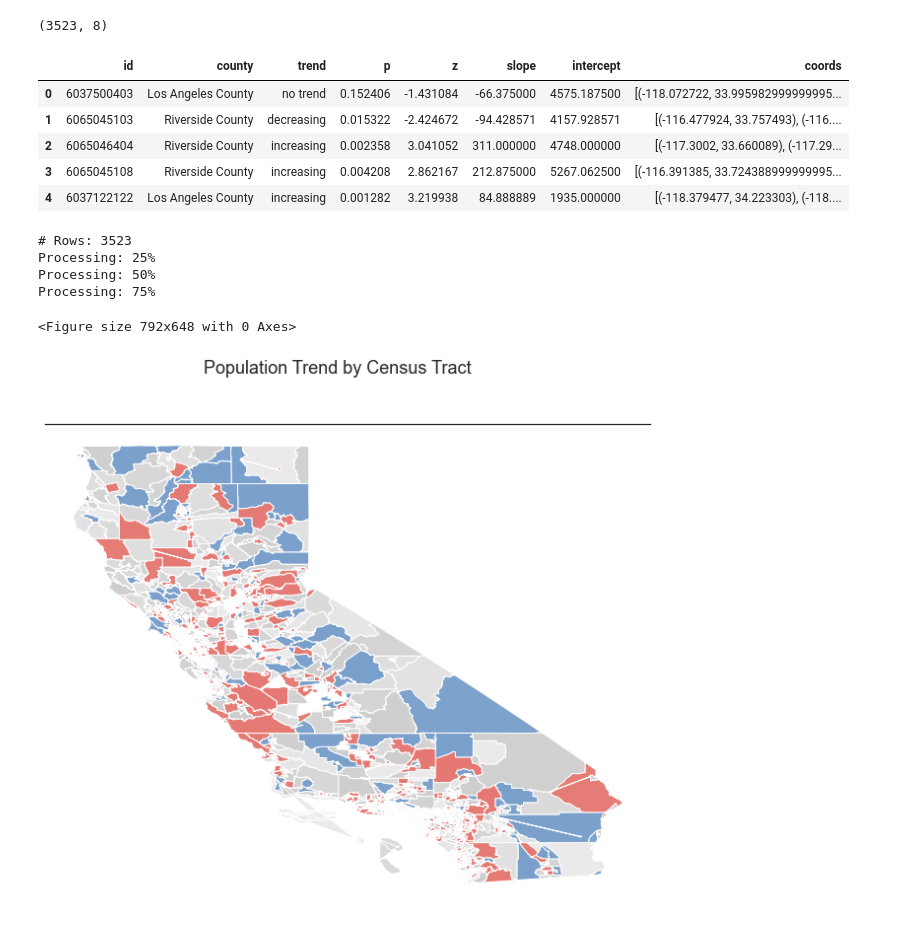
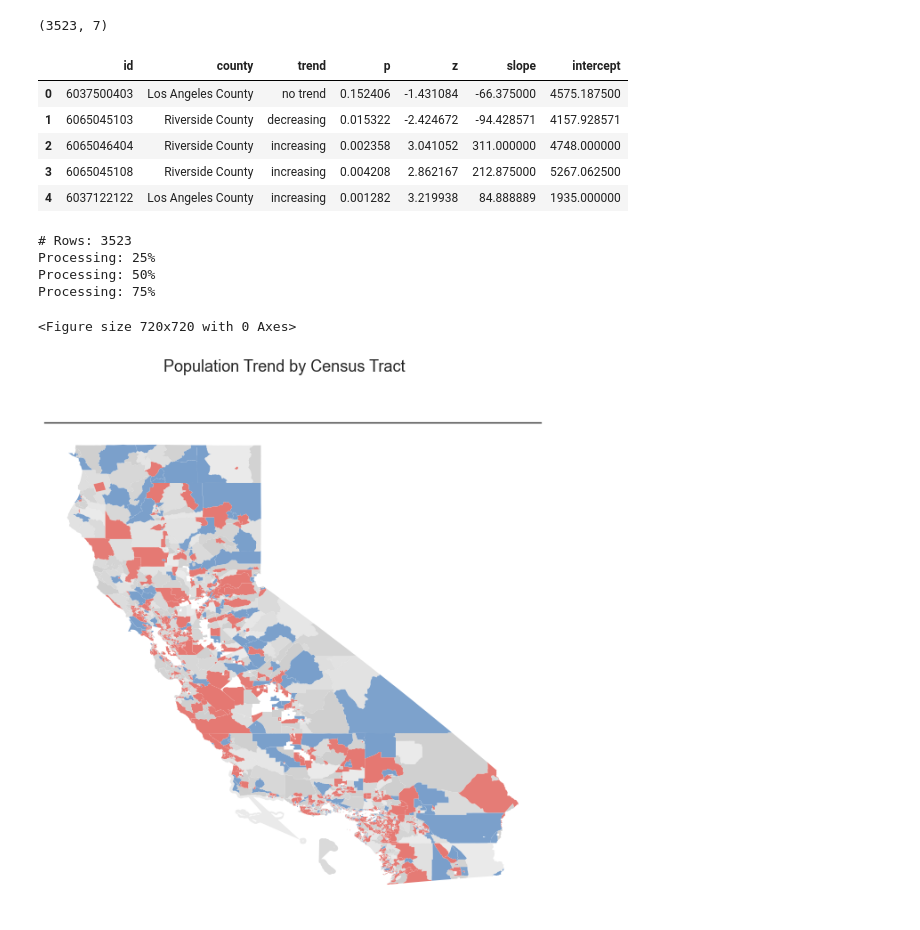
Before and after one commit to jeviner/Wildfires-GCI, a Jupyter notebook: linear_trend_analysis/mapping.ipynb, the cells around one changed output. Saved outputs shown, nothing was run; the diff lists cells and outputs as text; code cells hidden in the pictures.

Commit message:
Finalize static map
Kinda wonder if we should color it based on slope, not trend, since it seems to only give lower p-values a strong trend anyway. Ah well.

```diff
--- a/linear_trend_analysis/mapping.ipynb
+++ b/linear_trend_analysis/mapping.ipynb
@@ -20,24 +25,22 @@ def read_shapefile(sf):
     """
     fields = [x[0] for x in sf.fields][1:]
     records = sf.records()
-    shps = [s.points for s in sf.shapes()]
     df = pd.DataFrame(columns=fields, data=records)
-    df = df.assign(coords=shps)
     return df
 # %%
 df = read_shapefile(sf)
 print(df.shape)
 df.head()
 # %% [output]
-(3523, 8)
+(3523, 7)
-|  | id | county | trend | p | z | slope | intercept | coords |
-| 0 | 6037500403 | Los Angeles County | no trend | 0.152406 | -1.431084 | -66.375000 | 4575.187500 | [(-118.072722, 33.995982999999995... |
-| 1 | 6065045103 | Riverside County | decreasing | 0.015322 | -2.424672 | -94.428571 | 4157.928571 | [(-116.477924, 33.757493), (-116.... |
-| 2 | 6065046404 | Riverside County | increasing | 0.002358 | 3.041052 | 311.000000 | 4748.000000 | [(-117.3002, 33.660089), (-117.29... |
-| 3 | 6065045108 | Riverside County | increasing | 0.004208 | 2.862167 | 212.875000 | 5267.062500 | [(-116.391385, 33.724388999999995... |
-| 4 | 6037122122 | Los Angeles County | increasing | 0.001282 | 3.219938 | 84.888889 | 1935.000000 | [(-118.379477, 34.223303), (-118.... |
+|  | id | county | trend | p | z | slope | intercept |
+| 0 | 6037500403 | Los Angeles County | no trend | 0.152406 | -1.431084 | -66.375000 | 4575.187500 |
+| 1 | 6065045103 | Riverside County | decreasing | 0.015322 | -2.424672 | -94.428571 | 4157.928571 |
+| 2 | 6065046404 | Riverside County | increasing | 0.002358 | 3.041052 | 311.000000 | 4748.000000 |
+| 3 | 6065045108 | Riverside County | increasing | 0.004208 | 2.862167 | 212.875000 | 5267.062500 |
+| 4 | 6037122122 | Los Angeles County | increasing | 0.001282 | 3.219938 | 84.888889 | 1935.000000 |
 # %%
-def plot_map(title, sf, value_arr, value_to_color_lambda, x_lim = None, y_lim = None, figsize = (11,9), color = 'r'):
+def plot_map(title, sf, value_arr, value_to_color_lambda, save = False, x_lim = None, y_lim = None, figsize = (10,10), color = 'r'):
     '''
     Plot map with lim coordinates
     '''
@@ -45,9 +48,10 @@ def plot_map(title, sf, value_arr, value_to_color_lambda, x_lim = None, y_lim =
     df = read_shapefile(sf)
     plt.figure(figsize = figsize)
     fig, ax = plt.subplots(figsize = figsize)
+    fig.suptitle(title, fontsize=18)
+
     ax.axes.xaxis.set_visible(False)
     ax.axes.yaxis.set_visible(False)
-    fig.suptitle(title, fontsize=18)
 
     """
     # outline
@@ -67,11 +71,13 @@ def plot_map(title, sf, value_arr, value_to_color_lambda, x_lim = None, y_lim =
         x_lon = np.zeros((len(shape_ex.points),1))
         y_lat = np.zeros((len(shape_ex.points),1))
         for ip in range(len(shape_ex.points)):
-            x_lon[ip] = shape_ex.points[ip][0]
-            y_lat[ip] = shape_ex.points[ip][1]
+            x = shape_ex.points[ip][0]
+            y = shape_ex.points[ip][1]
+            x_lon[ip] = x
+            y_lat[ip] = y
 
         color = value_to_color_lambda(df.iloc[id])
-        ax.fill(x_lon,y_lat, color)
+        ax.fill(x_lon,y_lat, facecolor=color, edgecolor="none")
 
         if id == quarter_size:
             print("Processing: 25%")
@@ -87,13 +93,13 @@ def plot_map(title, sf, value_arr, value_to_color_lambda, x_lim = None, y_lim =
         plt.ylim(y_lim)
 
     # Download map in 2 different formats
-    fig.savefig('map.svg', format='svg', dpi=1200)
-    fig.savefig('map.png', format='png', dpi=1200)
+    if save:
+        fig.savefig('map.svg', format='svg', dpi=1200)
+        fig.savefig('map.png', format='png', dpi=1200)
 # %%
 df = read_shapefile(sf)
 
-sns.set(style="white", palette="pastel", color_codes=True)
-sns.mpl.rc("figure", figsize=(10,6))
+sns.set(style="white", color_codes=True)
 
 blue = "#799fcb"
 red = "#e57872"
@@ -107,33 +113,33 @@ trend_colors = {
 }
 
 min_opacity = 0.4
 def row_to_color(row):
     base_color = trend_colors[row.trend]
 
     # Clamp p-value at [0, 1] in case it isn't
     x = row.p
     if x > 1:
         x = 1
     elif x < 0:
         x = 0
 
     # Geometry go brrrr
     opacity = (1 - x) * (1 - min_opacity) + min_opacity
 
     # Create two more hex digits to represent the opacity of the color
     # The final opacity needs to be between 0x00 and 0xff, which is [0, 255] in decimal
     scaled_opacity = round(opacity * 255)
     opacity_str = hex(scaled_opacity)[2:] # [2:] strips "0x"
     opacity_str = opacity_str.zfill(2)    # pad with zeroes to make sure length = 2
 
     return base_color + opacity_str
 
-plot_map("Population Trend by Census Tract", sf, df.trend, row_to_color)
+plot_map("Population Trend by Census Tract", sf, df.trend, row_to_color, save = True)
 sns.despine(left=True,bottom=True,top=False)
 # %% [output]
 # Rows: 3523
 Processing: 25%
 Processing: 50%
 Processing: 75%
-<Figure size 792x648 with 0 Axes>
+<Figure size 720x720 with 0 Axes>
-[figure, old version]
+[figure, new version]
```
Also changed, not shown: parts of 1 cell of this notebook.
